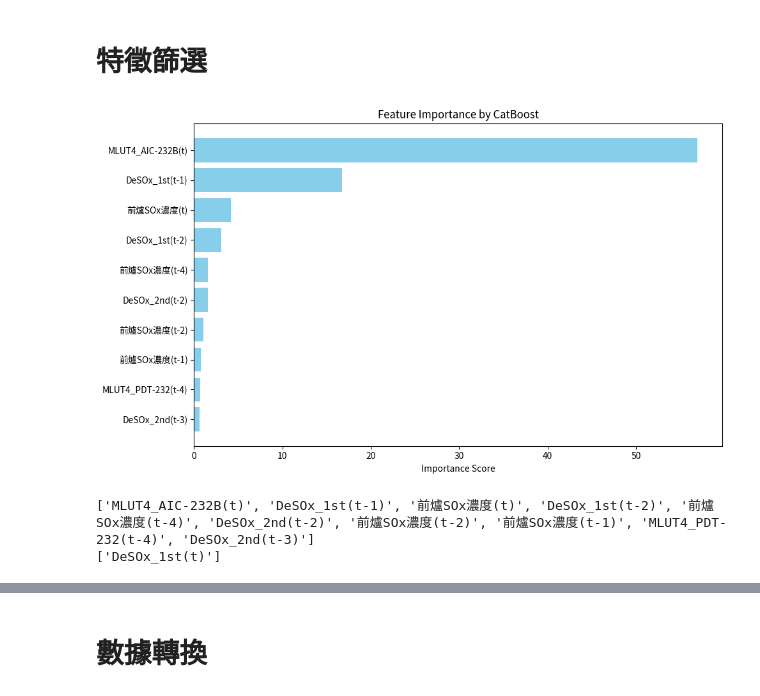
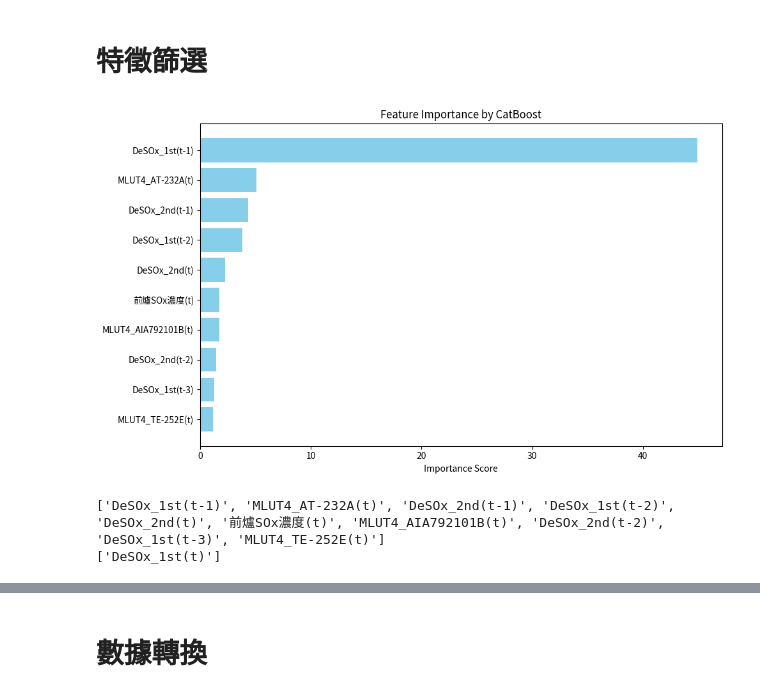
Before and after one commit to skywalker0803r/CFB, a Jupyter notebook: NARX第一段脫硫效率.ipynb, the cells around one changed output, grey strips where cells are left out. Drawn from its saved outputs; the diff is of its cells as text; code cells hidden in the pictures.

```diff
--- a/NARX第一段脫硫效率.ipynb
+++ b/NARX第一段脫硫效率.ipynb
@@ -398,40 +398,40 @@ def select_features_with_catboost(df: pd.DataFrame, x_col: list, y_col: str, top
 
     model = CatBoostRegressor(verbose=0)
     model.fit(X, y)
 
     # 取得特徵重要性
     feature_importances = model.get_feature_importance()
     importance_df = pd.DataFrame({
         'feature': x_col,
         'importance': feature_importances
     }).sort_values(by='importance', ascending=False)
 
     plt.figure(figsize=(10, 6))
     plt.barh(importance_df.head(top_k)['feature'], importance_df.head(top_k)['importance'], color='skyblue')
     plt.gca().invert_yaxis()
     plt.title("Feature Importance by CatBoost")
     plt.xlabel("Importance Score")
     plt.tight_layout()
     plt.show()
 
     if  top_k:
         return importance_df['feature'].head(top_k).tolist()
     else:
         return importance_df['feature'].tolist()
 
-cols_to_remove = ['MLUT4_AT-237','MLUT4_AT-240','MLUT4_FQ-239','MLUT4_FT-951AA','MLUT4_FT-951AB','MLUT4_FT-956','MLUT4_FT-957']
+cols_to_remove = ['MLUT4_AT-237','MLUT4_AT-240','MLUT4_FQ-239','MLUT4_FT-951AA','MLUT4_FT-951AB','MLUT4_FT-956','MLUT4_FT-957','MLUT4_AIC-232B']
 XY = XY.drop(columns=[col for col in XY.columns if any(key in col for key in cols_to_remove)])
 y_col = ['DeSOx_1st(t)']
 x_col = XY.drop(columns=y_col).columns.tolist()
 XY.replace([np.inf, -np.inf], np.nan, inplace=True)
 features = select_features_with_catboost(df=XY.dropna(subset=y_col), x_col=x_col, y_col=y_col, top_k=10)
 # %% [output]
-[figure, old version]
+[figure, new version]
 # %%
 print(features)
 print(y_col)
 # %% [output]
-['MLUT4_AIC-232B(t)', 'DeSOx_1st(t-1)', '前爐SOx濃度(t)', 'DeSOx_1st(t-2)', '前爐SOx濃度(t-4)', 'DeSOx_2nd(t-2)', '前爐SOx濃度(t-2)', '前爐SOx濃度(t-1)', 'MLUT4_PDT-232(t-4)', 'DeSOx_2nd(t-3)']
+['DeSOx_1st(t-1)', 'MLUT4_AT-232A(t)', 'DeSOx_2nd(t-1)', 'DeSOx_1st(t-2)', 'DeSOx_2nd(t)', '前爐SOx濃度(t)', 'MLUT4_AIA792101B(t)', 'DeSOx_2nd(t-2)', 'DeSOx_1st(t-3)', 'MLUT4_TE-252E(t)']
 ['DeSOx_1st(t)']
 # %%
 for i in features:
```
Also changed, not shown: parts of 7 cells of this notebook.
